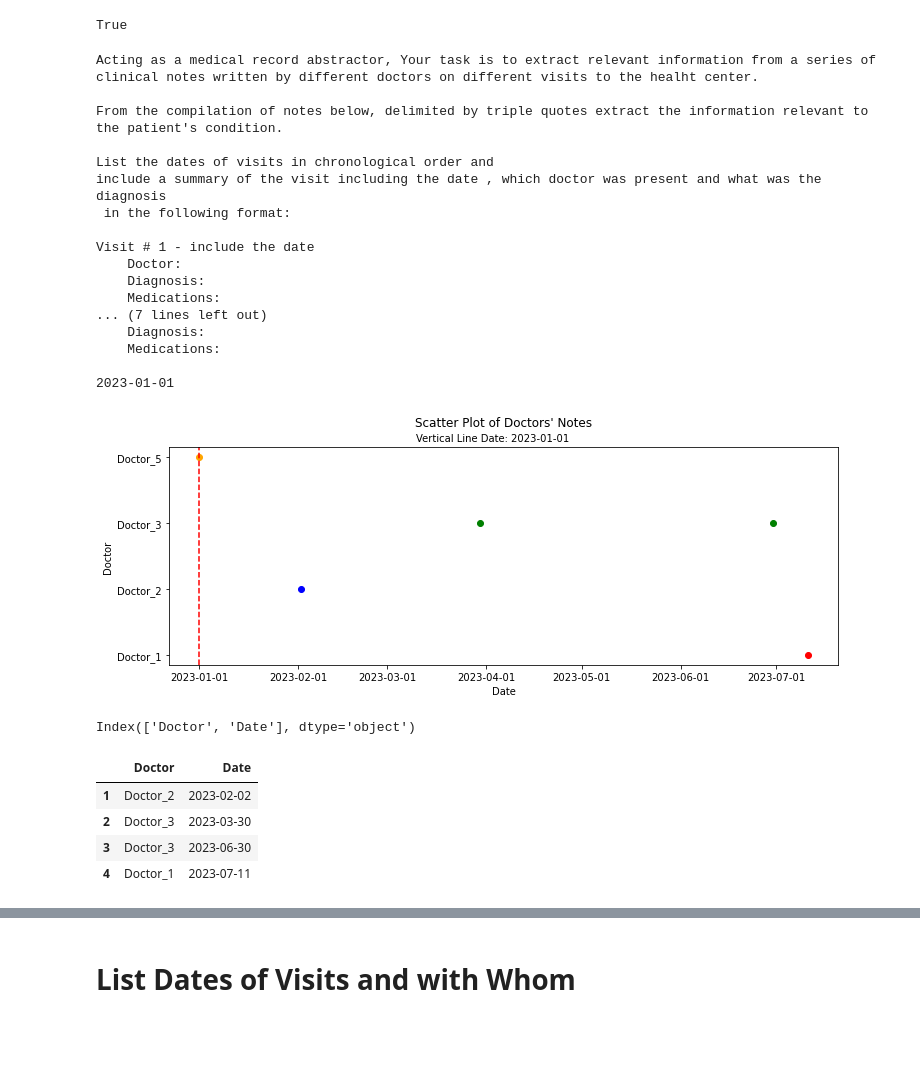
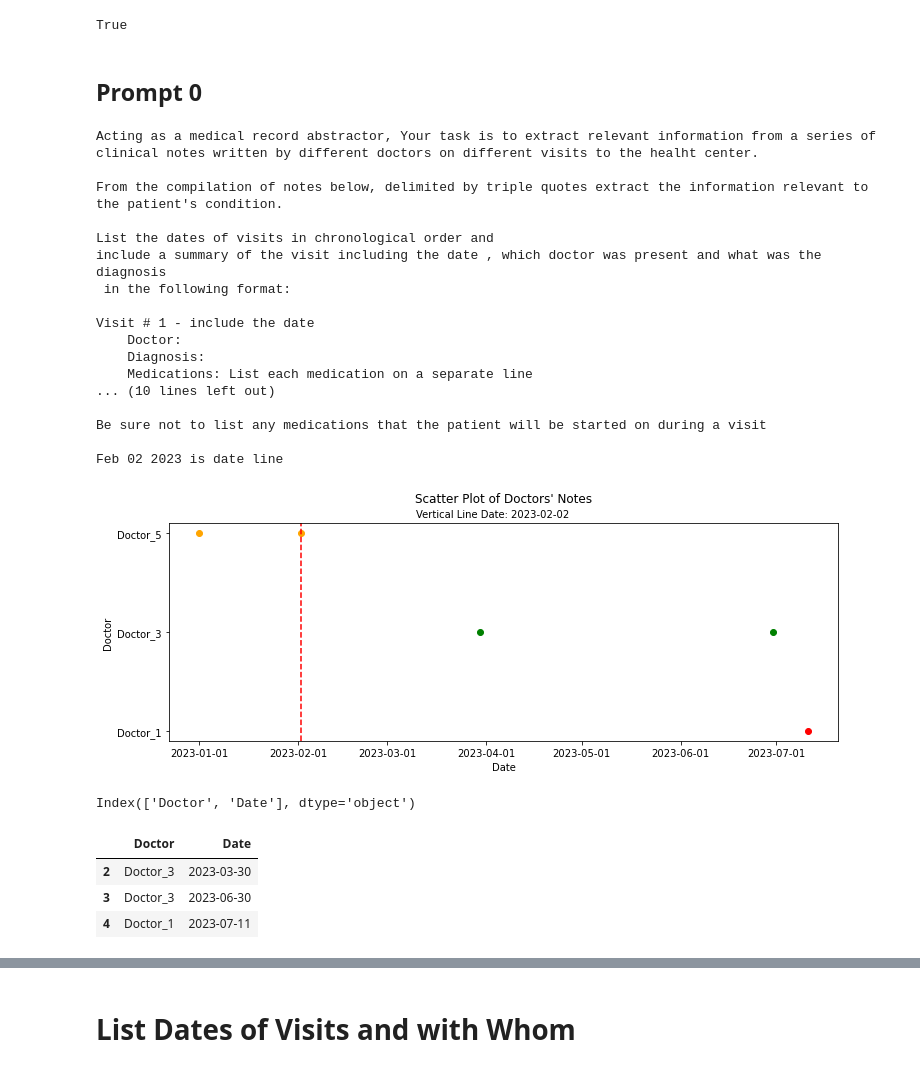
Before and after one commit to mvigoda/Coding, a Jupyter notebook: What_has_happened_since_last_time_v_3.ipynb, the cells around one changed output, grey strips where cells are left out. Drawn from its saved outputs; the diff is of its cells as text; code cells hidden in the pictures; blank space fills up the shorter version.

````diff
--- a/What_has_happened_since_last_time_v_3.ipynb
+++ b/What_has_happened_since_last_time_v_3.ipynb
@@ -491,5 +263,6 @@ Black
 # %%
 patient = 'John Smith'
+patient = 'Jose Alvarez'
 # %%
 def Display_Notes(dict_of_notes) :
     for Doctor in list_of_Doctors:
@@ -890,26 +652,3 @@ df_doctors_notes[mask]
 | 2 | Doctor_3 | 2023-03-30 |
 | 3 | Doctor_3 | 2023-06-30 |
 | 4 | Doctor_1 | 2023-07-11 |
-# %%
-# import datetime
-
-def concatenate_notes_after_date(data, after_date):
-    concatenated_string = ""
-    delimiter = '#####'
-    sorted_notes = []
-
-    for doctor in data:
-        doctor_name = doctor['Name']
-        for note in doctor['Notes']:
-            note_date = note['Date']
-            note_contents = note['Contents']
-
-            if note_date > after_date:
-                sorted_notes.append((note_date, doctor_name, note_contents))
-
-    sorted_notes.sort(key=lambda x: x[0])  # Sort the notes by date
-
-    for note_date, doctor_name, note_contents in sorted_notes:
-        concatenated_string += f"{delimiter}{note_date}{delimiter}{doctor_name}{delimiter}{note_contents}\n"
-
-    return concatenated_string
@@ -1047,9 +761,11 @@ url_chatGPT_usage = 'https://platform.openai.com/account/usage'
 webbrowser.open_new(url_chatGPT_usage)
 # %% [output]
 True
+# %% [markdown]
+## Prompt 0
 # %%
 delimiter = '####'
-prompt_1 = f"""
+prompt_0 = f"""
 Acting as a medical record abstractor, \
 Your task is to extract relevant information from a series of clinical notes written \
 by different doctors on different visits to the healht center.
@@ -1064,55 +780,60 @@ include a summary of the visit including the date , which doctor was present and
 Visit # 1 - include the date
     Doctor:
     Diagnosis:
-    Medications:
+    Medications: List each medication on a separate line
 
 Visit # 2 - include the date
     Doctor:
     Diagnosis:
-    Medications:
+    Medications: List each medication on a separate line
 Visit # N - include the date
     Doctor:
     Diagnosis:
-    Medications:
+    Medications: List each medication on a separate line
+
+
 Review: ```{new_notes_string}```
 
     """
 
 print(prompt_1.split('Review')[0])
 
 # vertical_line_date = datetime.datetime.strptime(date_string, date_format)
 vertical_line_date = date_of_last_note
-print(vertical_line_date)
 
-scatter_plot_show_dates_notes(df_doctors_notes, vertical_line_date)
+
+date_line = date_of_last_note.strftime('%b %d %Y')
+
+scatter_plot_show_dates_notes(df_doctors_notes, date_line)
+
+# scatter_plot_show_dates_notes(df_doctors_notes, vertical_line_date)
 print(df_doctors_notes.columns)
 df_doctors_notes = df_doctors_notes.sort_values(['Date'], ascending=[True])
 df_doctors_notes = df_doctors_notes.reset_index(drop=True)
 mask = df_doctors_notes['Date'] > date_of_last_note
 df_doctors_notes[mask]
-response = get_completion_from_messages_FULL_and_costs(prompt_1)
+response = get_completion_from_messages_FULL_and_costs(prompt_0)
 # %% [output]
 Acting as a medical record abstractor, Your task is to extract relevant information from a series of clinical notes written by different doctors on different visits to the healht center.
 
 From the compilation of notes below, delimited by triple quotes extract the information relevant to the patient's condition.
 
 List the dates of visits in chronological order and
 include a summary of the visit including the date , which doctor was present and what was the diagnosis
  in the following format:
 
 Visit # 1 - include the date
     Doctor:
     Diagnosis:
-    Medications:
-... (7 lines left out)
-    Diagnosis:
-    Medications:
+    Medications: List each medication on a separate line
+... (10 lines left out)
 
-2023-01-01
+Be sure not to list any medications that the patient will be started on during a visit
+
+Feb 02 2023 is date line
-[figure, old version]
+[figure, new version]
 Index(['Doctor', 'Date'], dtype='object')
 |  | Doctor | Date |
-| 1 | Doctor_2 | 2023-02-02 |
 | 2 | Doctor_3 | 2023-03-30 |
 | 3 | Doctor_3 | 2023-06-30 |
 | 4 | Doctor_1 | 2023-07-11 |
````
Also changed, not shown: parts of 47 cells of this notebook.
